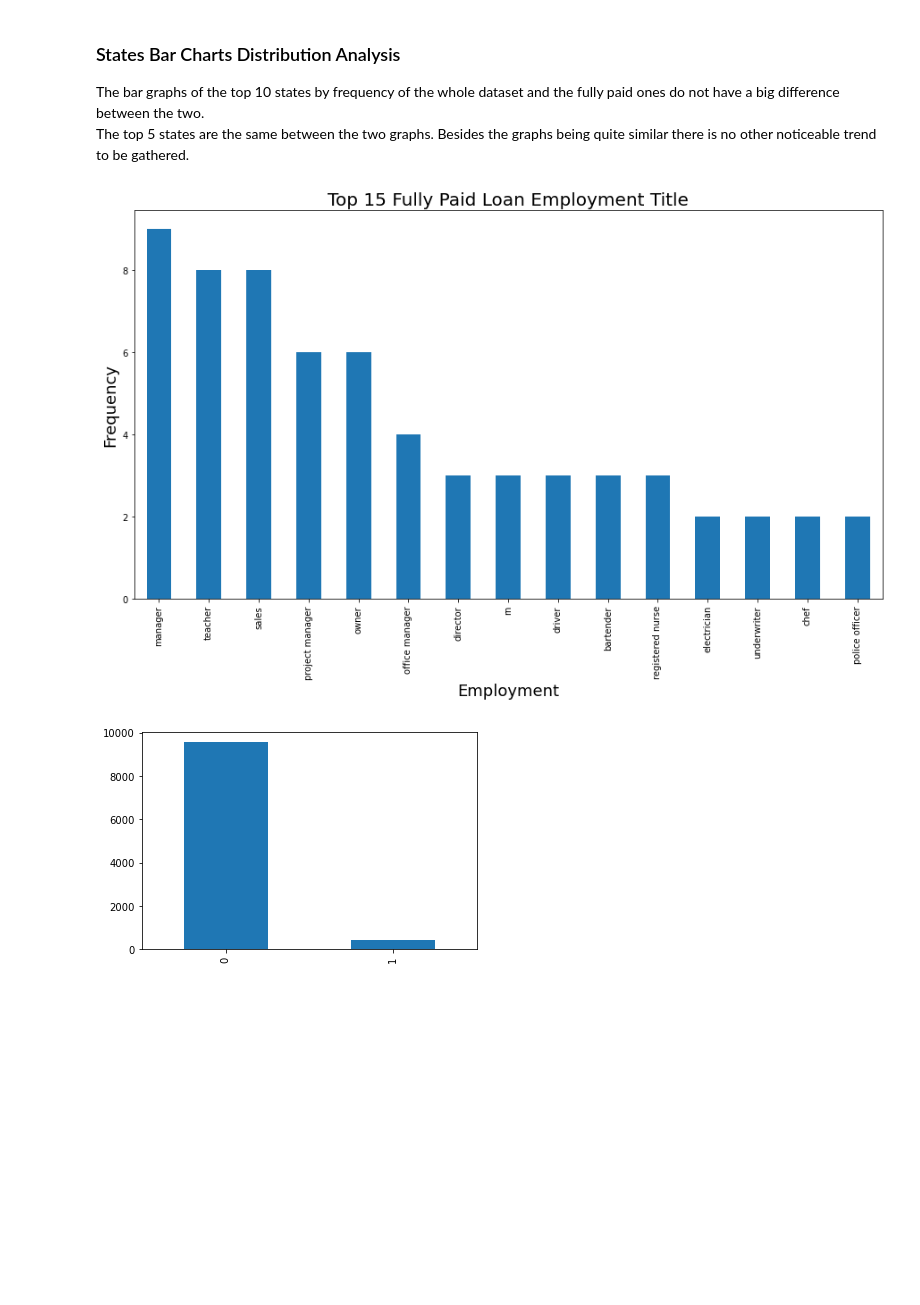
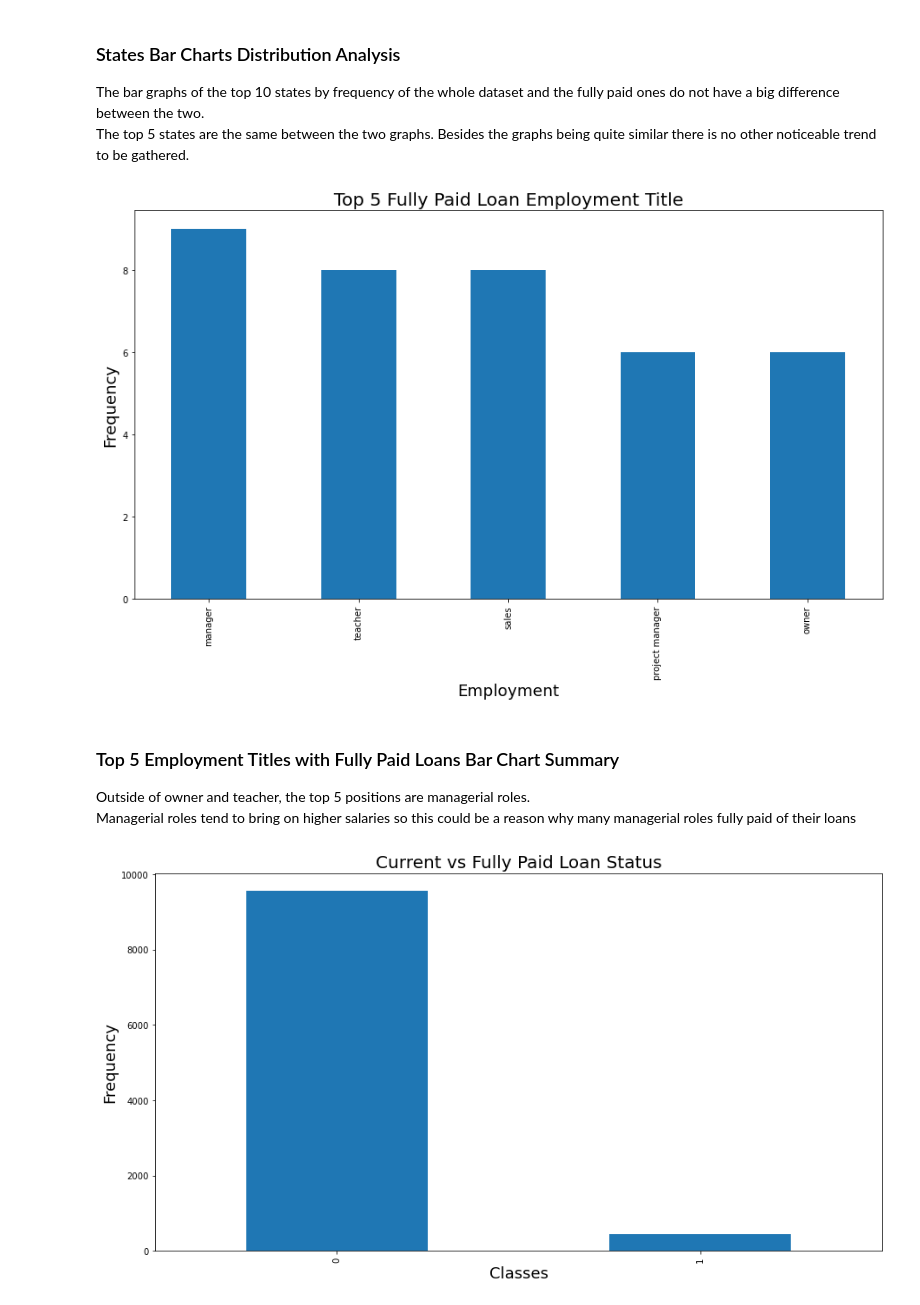
Before and after one commit to Jhart98/Capstone, a Jupyter notebook: capstone-project/DataCleaning_EDA.ipynb, the cells around one changed output. Saved outputs shown, nothing was run; the diff lists cells and outputs as text; code cells hidden in the pictures; blank space fills up the shorter version.

```diff
--- a/capstone-project/DataCleaning_EDA.ipynb
+++ b/capstone-project/DataCleaning_EDA.ipynb
@@ -209,15 +202,24 @@ fully_paid['state'].value_counts().head(10).plot(kind='bar');
 The bar graphs of the top 10 states by frequency of the whole dataset and the fully paid ones do not have a big difference between the two. <br>
 The top 5 states are the same between the two graphs. Besides the graphs being quite similar there is no other noticeable trend to be gathered.
 # %%
+# Bar plot for Fully Paid Loan Employment Titles
 plt.figure(figsize= (15,8));
-plt.title('Top 15 Fully Paid Loan Employment Title', size =20)
+plt.title('Top 5 Fully Paid Loan Employment Title', size =20)
 plt.xlabel('Employment', size=18)
 plt.ylabel('Frequency', size=18)
-fully_paid['emp_title'].value_counts().head(15).plot(kind='bar');
+fully_paid['emp_title'].value_counts().head(5).plot(kind='bar');
 # %% [output]
-[figure, old version]
+[figure, new version]
+# %% [markdown]
+### Top 5 Employment Titles with Fully Paid Loans Bar Chart Summary
+Outside of owner and teacher, the top 5 positions are managerial roles. <br>
+Managerial roles tend to bring on higher salaries so this could be a reason why many managerial roles fully paid of their loans
 # %%
 # Imbalanced classes for current (0) and Paid in Full(1)
+plt.figure(figsize= (15,8));
+plt.title('Current vs Fully Paid Loan Status', size =20)
+plt.xlabel('Classes', size=18)
+plt.ylabel('Frequency', size=18)
 train['fully_paid'].value_counts().plot(kind='bar');
 # %% [output]
-[figure, old version]
+[figure, new version]
```
Also changed, not shown: parts of 13 cells of this notebook.
